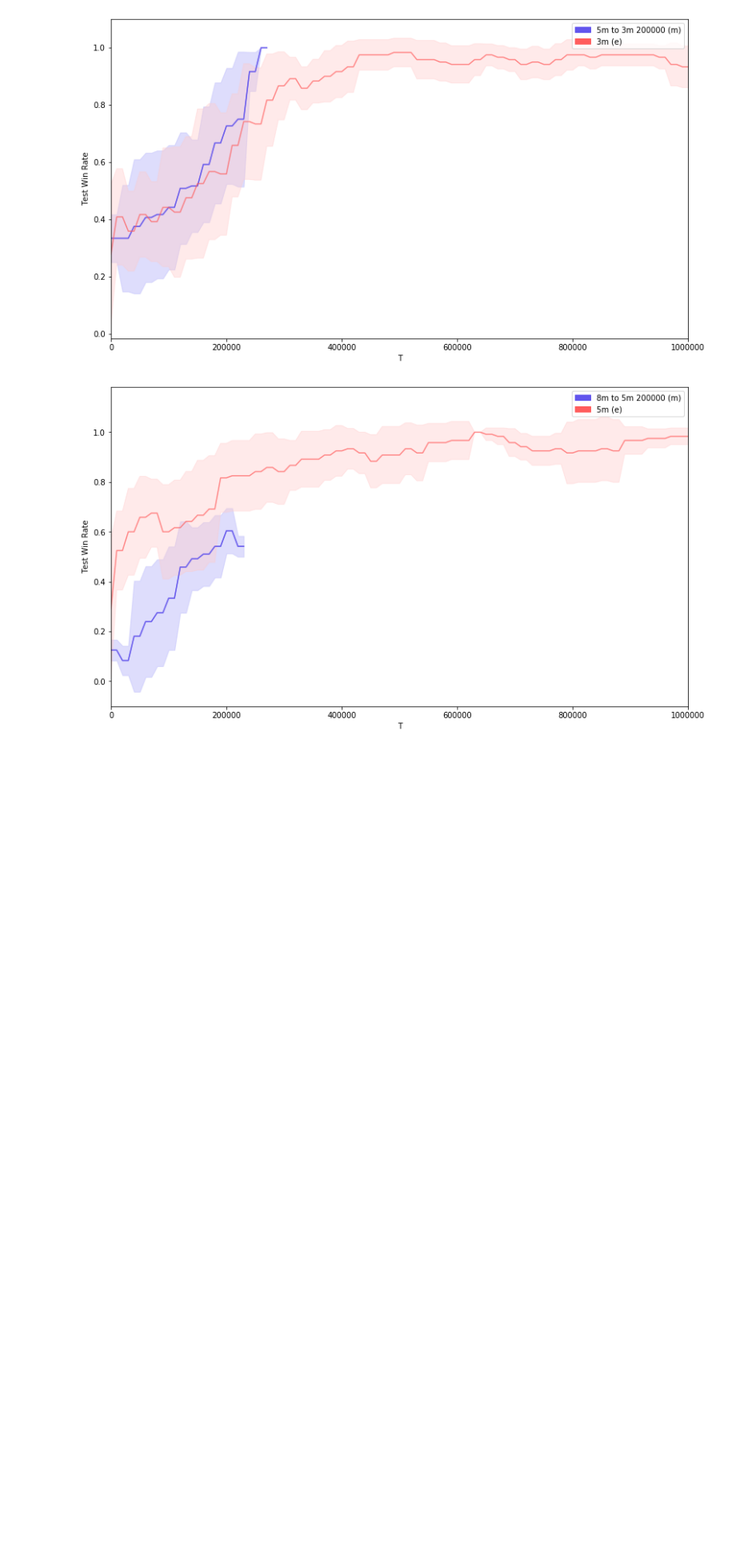
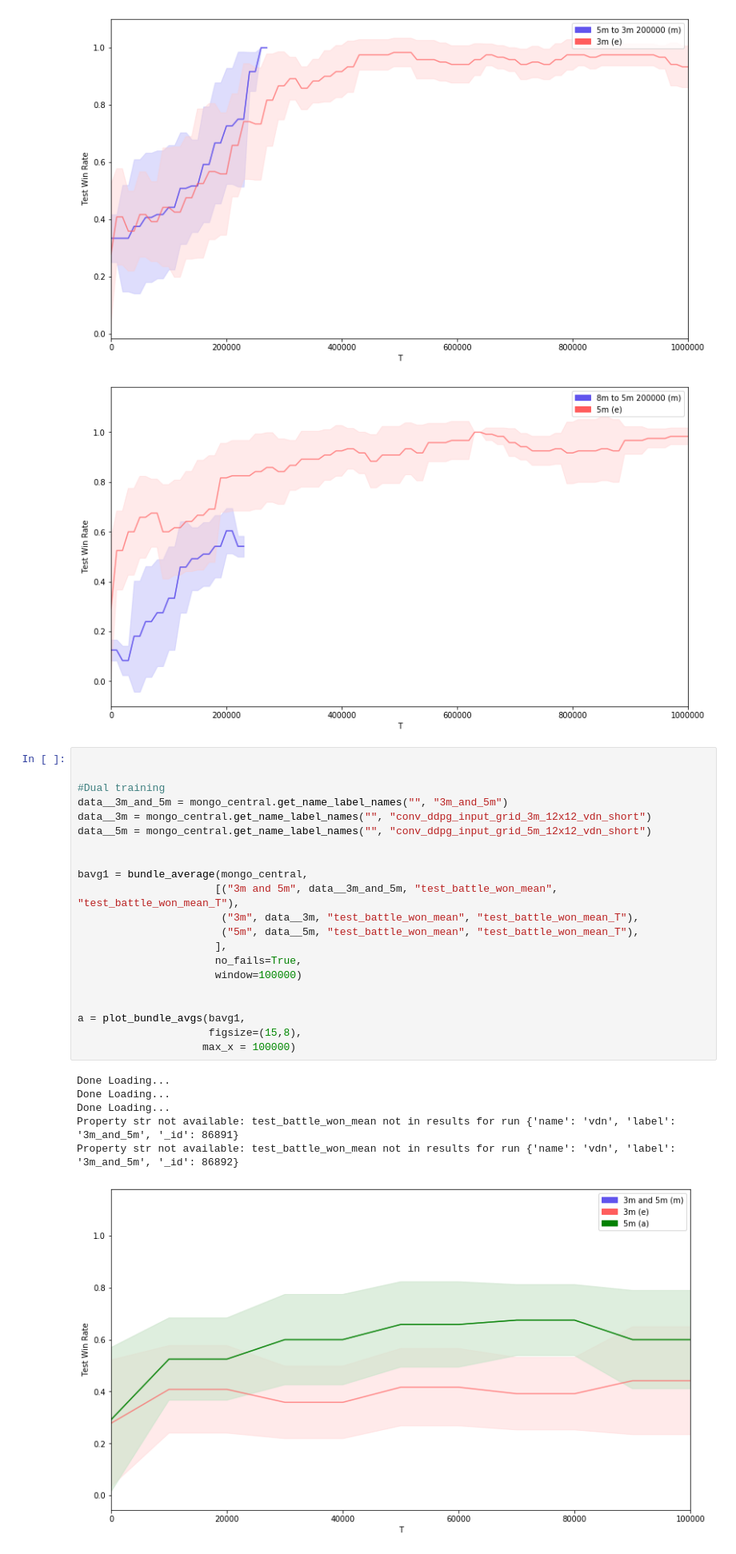
Before and after one commit to nicholasburden/pymarl, a Jupyter notebook: analysis/analysis2.ipynb, the cells around one changed output. Shown at 80% size. Saved outputs shown, nothing was run; the diff lists cells and outputs as text; blank space fills up the shorter version.

```diff
--- a/analysis/analysis2.ipynb
+++ b/analysis/analysis2.ipynb
@@ -438,3 +438,31 @@ Done Loading...
 [figure]
 [figure]
 [figure]
+# %%
+
+
+#Dual training
+data__3m_and_5m = mongo_central.get_name_label_names("", "3m_and_5m")
+data__3m = mongo_central.get_name_label_names("", "conv_ddpg_input_grid_3m_12x12_vdn_short")
+data__5m = mongo_central.get_name_label_names("", "conv_ddpg_input_grid_5m_12x12_vdn_short")
+
+
+bavg1 = bundle_average(mongo_central,
+                      [("3m and 5m", data__3m_and_5m, "test_battle_won_mean", "test_battle_won_mean_T"),
+                       ("3m", data__3m, "test_battle_won_mean", "test_battle_won_mean_T"),
+                       ("5m", data__5m, "test_battle_won_mean", "test_battle_won_mean_T"),
+                      ],
+                      no_fails=True,
+                      window=100000)
+
+
+a = plot_bundle_avgs(bavg1,
+                     figsize=(15,8),
+                    max_x = 100000)
+# %% [output]
+Done Loading...
+Done Loading...
+Done Loading...
+Property str not available: test_battle_won_mean not in results for run {'name': 'vdn', 'label': '3m_and_5m', '_id': 86891}
+Property str not available: test_battle_won_mean not in results for run {'name': 'vdn', 'label': '3m_and_5m', '_id': 86892}
+[figure, added]
```
Also changed, not shown: 1 other file.
